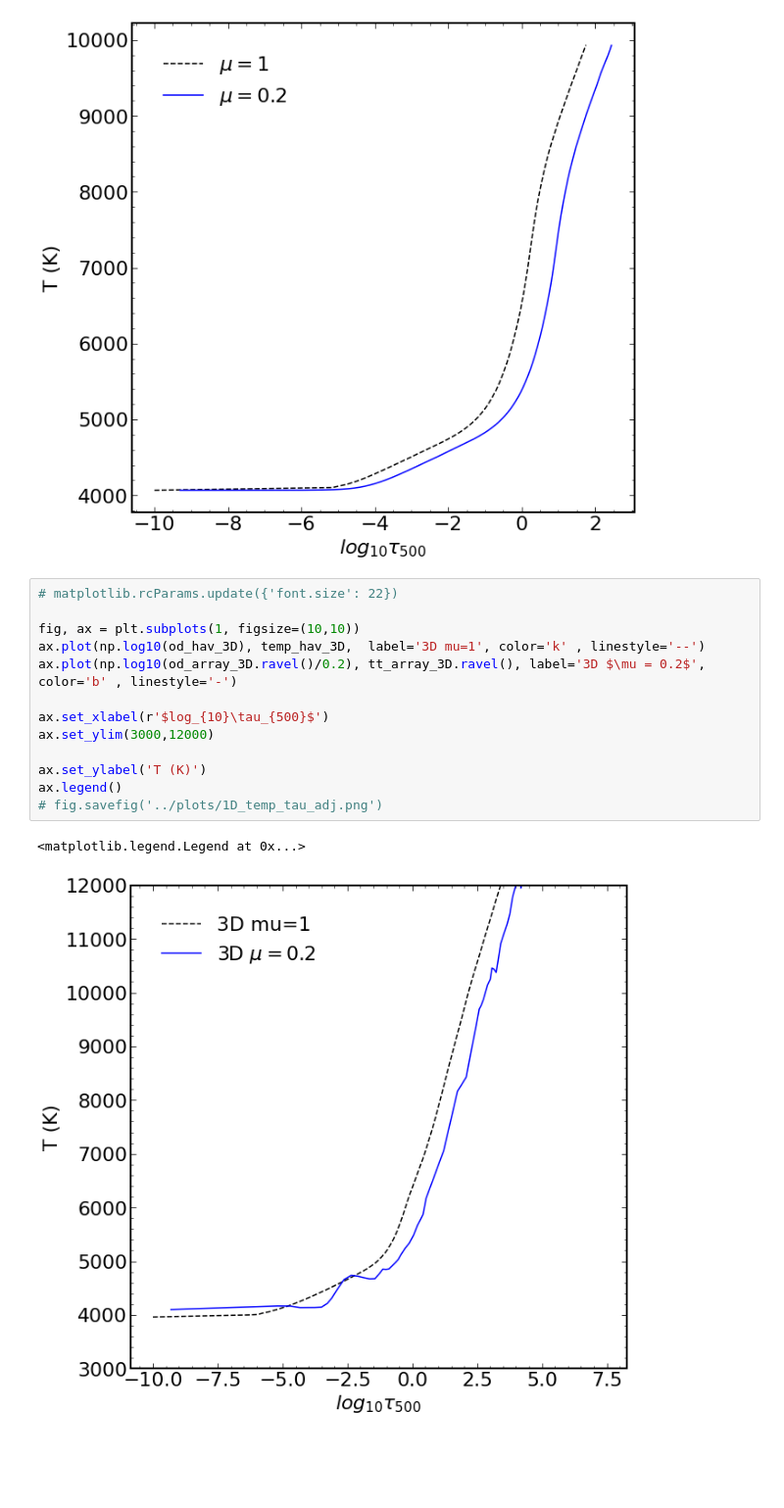
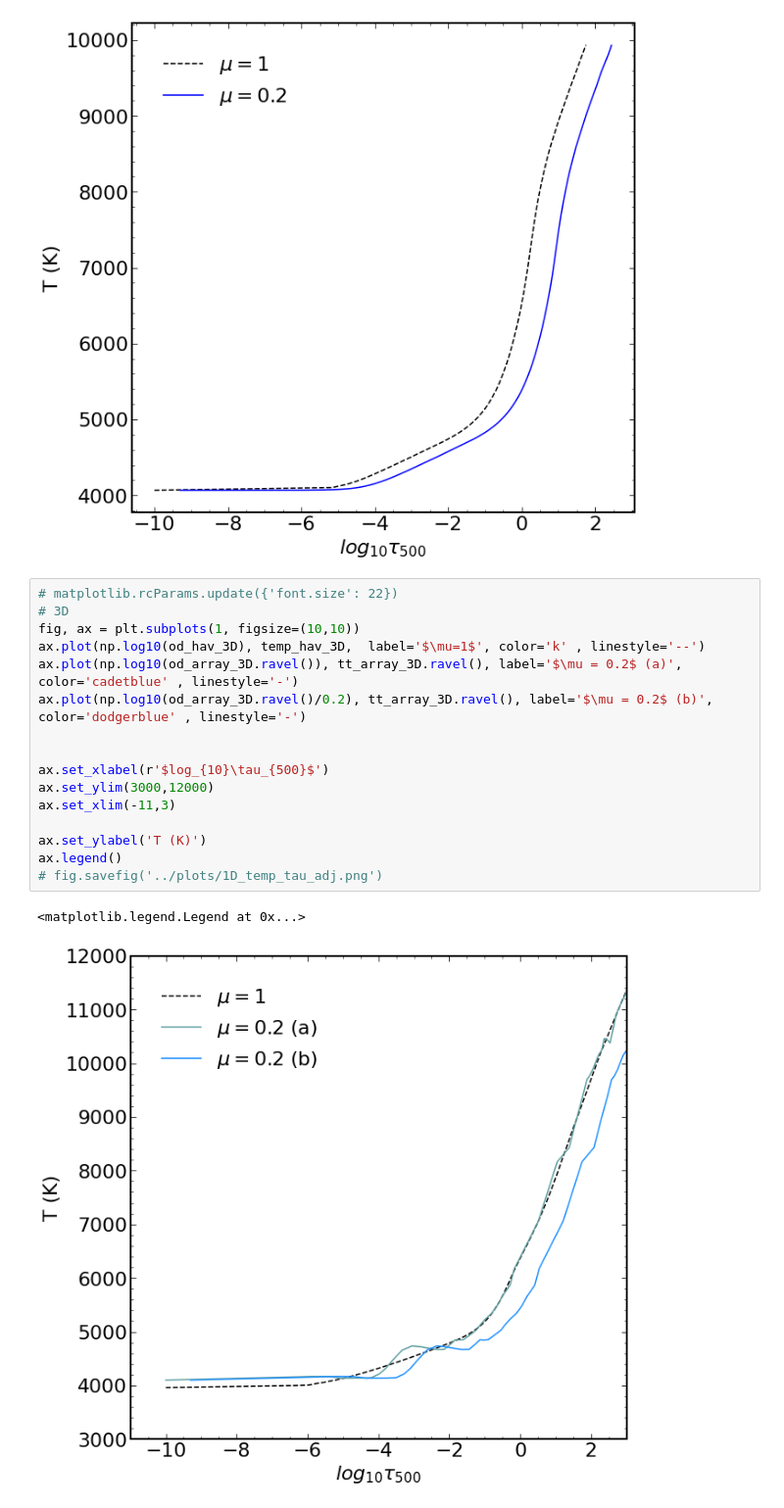
Before and after one commit to nohg/SiliconM3DAnalysis, a Jupyter notebook: Temp_depth.ipynb, the cells around one changed output. Shown at 98% size. Drawn from its saved outputs; the diff is of its cells as text; blank space fills up the shorter version.

Commit message:
add double plot

```diff
--- a/Temp_depth.ipynb
+++ b/Temp_depth.ipynb
@@ -432,17 +432,20 @@ ax.legend()
 [figure]
 # %%
 # matplotlib.rcParams.update({'font.size': 22})
+# 3D
+fig, ax = plt.subplots(1, figsize=(10,10))
+ax.plot(np.log10(od_hav_3D), temp_hav_3D,  label='$\mu=1$', color='k' , linestyle='--')
+ax.plot(np.log10(od_array_3D.ravel()), tt_array_3D.ravel(), label='$\mu = 0.2$ (a)', color='cadetblue' , linestyle='-')
+ax.plot(np.log10(od_array_3D.ravel()/0.2), tt_array_3D.ravel(), label='$\mu = 0.2$ (b)', color='dodgerblue' , linestyle='-')
 
-fig, ax = plt.subplots(1, figsize=(10,10))
-ax.plot(np.log10(od_hav_3D), temp_hav_3D,  label='3D mu=1', color='k' , linestyle='--')
-ax.plot(np.log10(od_array_3D.ravel()/0.2), tt_array_3D.ravel(), label='3D $\mu = 0.2$', color='b' , linestyle='-')
 
 ax.set_xlabel(r'$log_{10}\tau_{500}$')
 ax.set_ylim(3000,12000)
+ax.set_xlim(-11,3)
 
 ax.set_ylabel('T (K)')
 ax.legend()
 # fig.savefig('../plots/1D_temp_tau_adj.png')
 # %% [output]
 <matplotlib.legend.Legend at 0x...>
-[figure, old version]
+[figure, new version]
```
Also changed, not shown: parts of 3 cells of this notebook.
